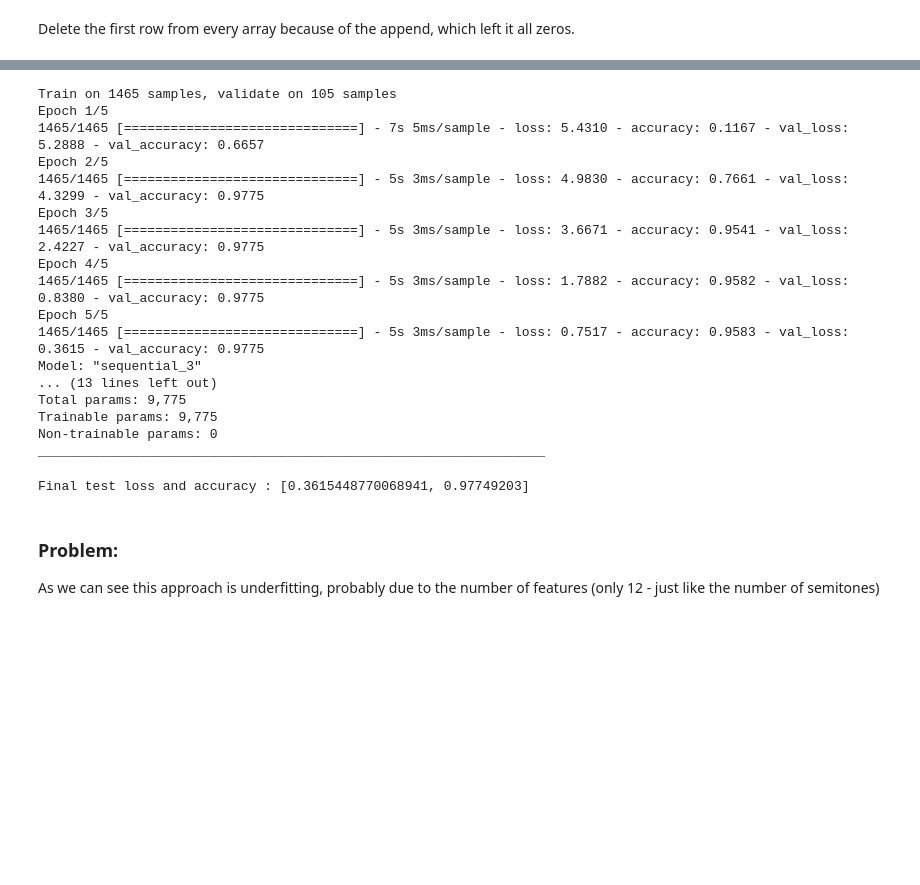
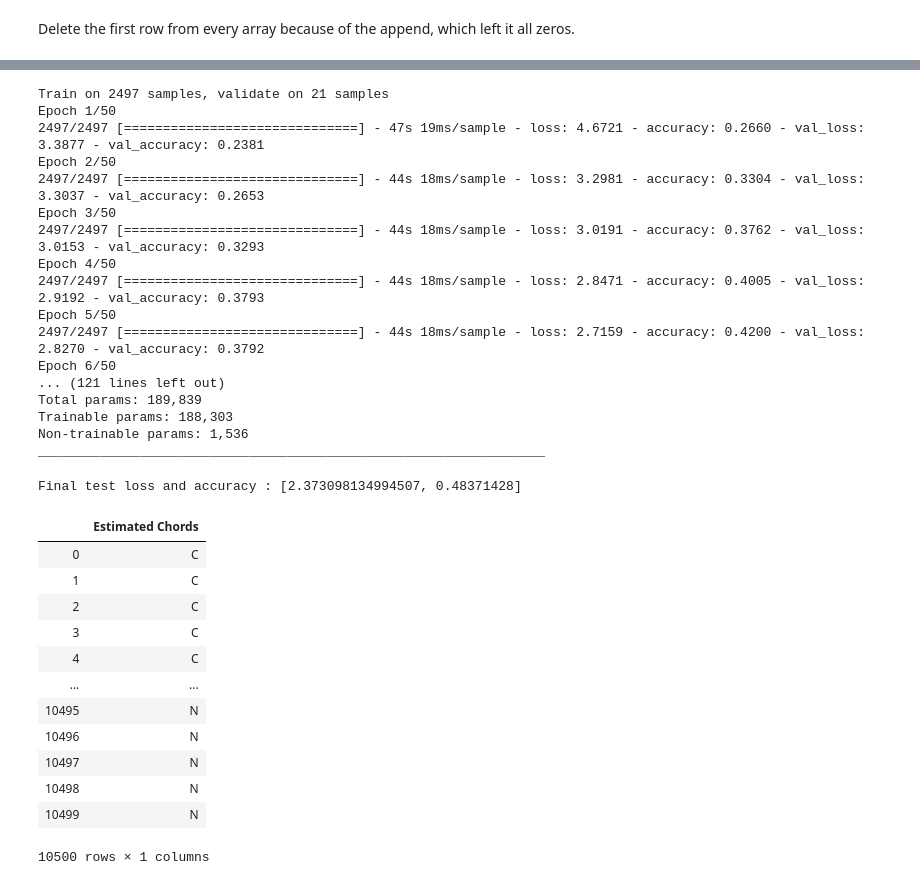
Before and after one commit to taslanidis/Audio-Chord-Recognition, a Jupyter notebook: Annotation_Mapping.ipynb, the cells around one changed output, grey strips where cells are left out. Saved outputs shown, nothing was run; the diff lists cells and outputs as text; code cells hidden in the pictures; blank space fills up the shorter version.

```diff
--- a/Annotation_Mapping.ipynb
+++ b/Annotation_Mapping.ipynb
@@ -310,8 +409,8 @@ def RNN(chords_num, frequencies_num, timesteps, batch_size):
 # %%
-epochs = 5
-batch_size = 64
+epochs = 50
+batch_size = 32
 
-chroma_model = RNN(len(Chords), Semitones, chunk_size, batch_size)
+chroma_model = Conv1D_BLSTM_2Layer(len(Chords), Semitones, chunk_size, batch_size)
 
 chroma_model.compile(optimizer=keras.optimizers.Adam(),
               loss=keras.losses.categorical_crossentropy,
@@ -319,33 +418,57 @@ chroma_model.compile(optimizer=keras.optimizers.Adam(),
 
 
 # train
-chroma_model.fit(x_train, y_train, epochs=epochs,
-          validation_data=(x_test, y_test), batch_size=batch_size, verbose=1)
+callback_history = chroma_model.fit(x_train2, y_train, epochs=epochs,
+          validation_data=(x_test2, y_test), batch_size=batch_size, verbose=1)
 
 chroma_model.summary()
 # %% [output]
-Train on 1465 samples, validate on 105 samples
-Epoch 1/5
-1465/1465 [==============================] - 7s 5ms/sample - loss: 5.4310 - accuracy: 0.1167 - val_loss: 5.2888 - val_accuracy: 0.6657
-Epoch 2/5
-1465/1465 [==============================] - 5s 3ms/sample - loss: 4.9830 - accuracy: 0.7661 - val_loss: 4.3299 - val_accuracy: 0.9775
-Epoch 3/5
-1465/1465 [==============================] - 5s 3ms/sample - loss: 3.6671 - accuracy: 0.9541 - val_loss: 2.4227 - val_accuracy: 0.9775
-Epoch 4/5
-1465/1465 [==============================] - 5s 3ms/sample - loss: 1.7882 - accuracy: 0.9582 - val_loss: 0.8380 - val_accuracy: 0.9775
-Epoch 5/5
-1465/1465 [==============================] - 5s 3ms/sample - loss: 0.7517 - accuracy: 0.9583 - val_loss: 0.3615 - val_accuracy: 0.9775
-Model: "sequential_3"
-... (13 lines left out)
-Total params: 9,775
-Trainable params: 9,775
-Non-trainable params: 0
+Train on 2497 samples, validate on 21 samples
+Epoch 1/50
+2497/2497 [==============================] - 47s 19ms/sample - loss: 4.6721 - accuracy: 0.2660 - val_loss: 3.3877 - val_accuracy: 0.2381
+Epoch 2/50
+2497/2497 [==============================] - 44s 18ms/sample - loss: 3.2981 - accuracy: 0.3304 - val_loss: 3.3037 - val_accuracy: 0.2653
+Epoch 3/50
+2497/2497 [==============================] - 44s 18ms/sample - loss: 3.0191 - accuracy: 0.3762 - val_loss: 3.0153 - val_accuracy: 0.3293
+Epoch 4/50
+2497/2497 [==============================] - 44s 18ms/sample - loss: 2.8471 - accuracy: 0.4005 - val_loss: 2.9192 - val_accuracy: 0.3793
+Epoch 5/50
+2497/2497 [==============================] - 44s 18ms/sample - loss: 2.7159 - accuracy: 0.4200 - val_loss: 2.8270 - val_accuracy: 0.3792
+Epoch 6/50
+... (121 lines left out)
+Total params: 189,839
+Trainable params: 188,303
+Non-trainable params: 1,536
 _________________________________________________________________
 # %%
 # evaluate on test set
-scores = chroma_model.evaluate(x_test, y_test, verbose=0)
+scores = chroma_model.evaluate(x_test2, y_test, verbose=0)
 print("Final test loss and accuracy :", scores)
 # %% [output]
-Final test loss and accuracy : [0.3615448770068941, 0.97749203]
+Final test loss and accuracy : [2.373098134994507, 0.48371428]
-# %% [markdown]
-<h3>Problem: </h3> As we can see this approach is underfitting, probably due to the number of features (only 12 - just like the number of semitones)
+# %%
+predictions = chroma_model.predict(x_test2, batch_size=batch_size, use_multiprocessing=True)
+# %%
+estimated_chord_list = []
+real_chord_list = Chordlab['The Beatles']['12_-_Let_It_Be'][test_track_no]
+
+for batch_chords in predictions:
+    for chord in batch_chords:
+        estimated_chord_list.append(encoder.inverse_transform([chord]).reshape(1,)[0])
+
+df_predictions = pd.DataFrame({'Estimated Chords' : estimated_chord_list})
+display(df_predictions)
+# %% [output]
+|  | Estimated Chords |
+| 0 | C |
+| 1 | C |
+| 2 | C |
+| 3 | C |
+| 4 | C |
+| ... | ... |
+| 10495 | N |
+| 10496 | N |
+| 10497 | N |
+| 10498 | N |
+| 10499 | N |
+10500 rows × 1 columns
```
Also changed, not shown: parts of 24 cells of this notebook, 2 other files.
